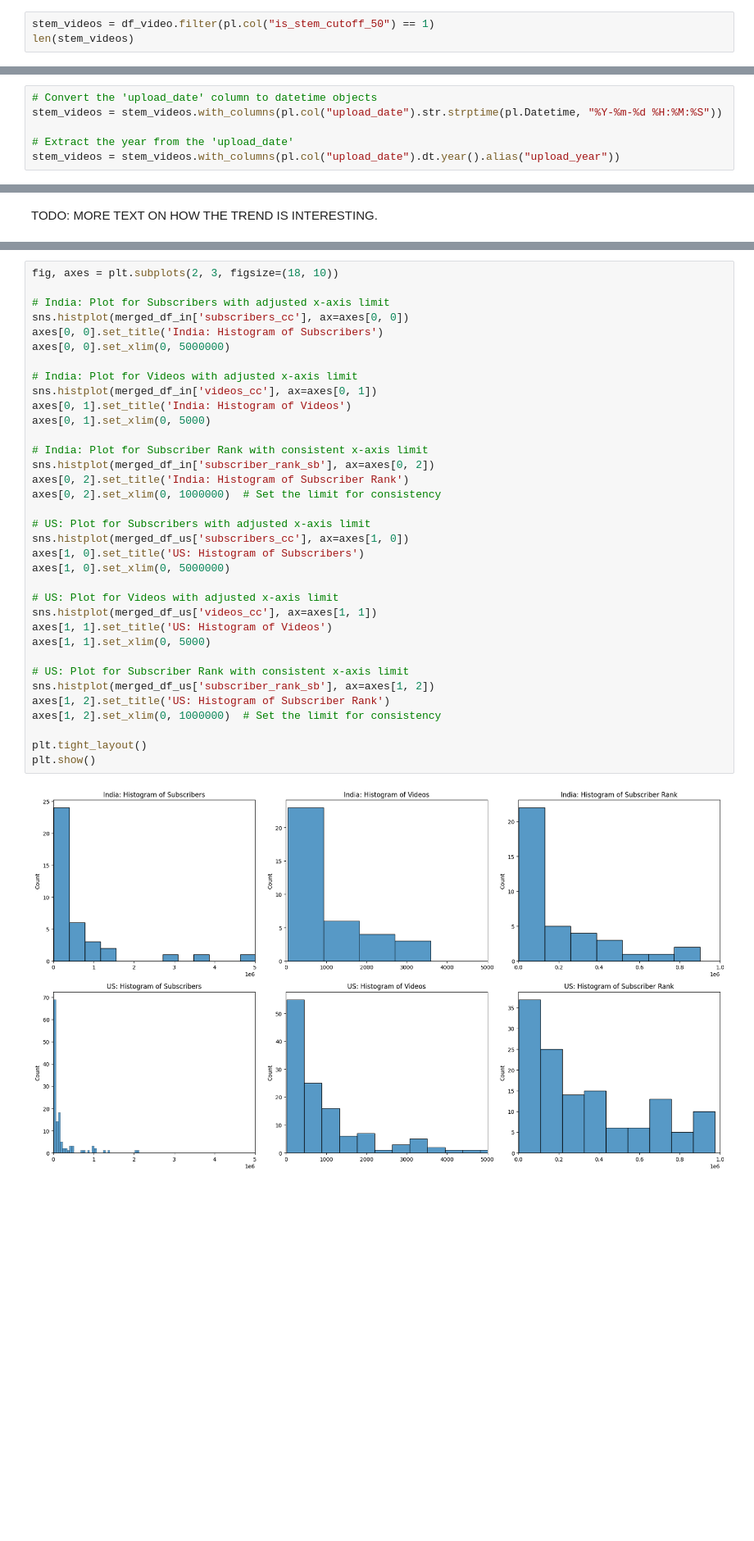
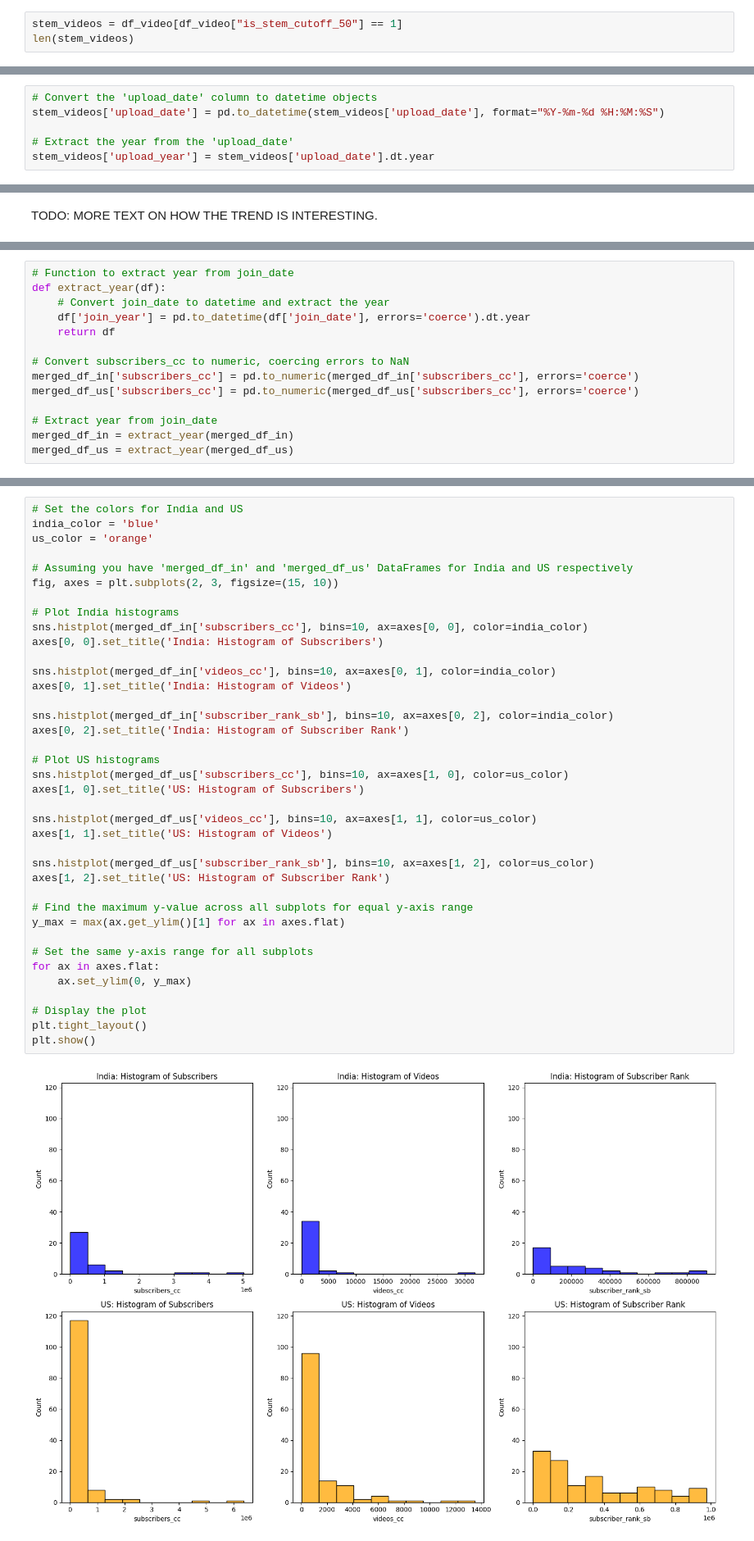
Before and after one commit to epfl-ada/ada-2024-project-adacadabra2048, a Jupyter notebook: result_tmp.ipynb, the cells around one changed output, grey strips where cells are left out. Shown at 82% size. Cells and saved outputs as stored; diff of their text form; blank space fills up the shorter version.

```diff
--- a/result_tmp.ipynb
+++ b/result_tmp.ipynb
@@ -136,7 +137,7 @@ len(df_video)
 # %% [output]
 1911894
 # %%
-stem_videos = df_video.filter(pl.col("is_stem_cutoff_50") == 1)
+stem_videos = df_video[df_video["is_stem_cutoff_50"] == 1]
 len(stem_videos)
 # %% [output]
 3057
@@ -199,7 +203,7 @@ plt.show()
 From the above graph, it seems like the US and India has the significance of STEM Videos percentage compared to others. Let's take a deeper look into this:
 # %%
 # Convert the 'upload_date' column to datetime objects
-stem_videos = stem_videos.with_columns(pl.col("upload_date").str.strptime(pl.Datetime, "%Y-%m-%d %H:%M:%S"))
+stem_videos['upload_date'] = pd.to_datetime(stem_videos['upload_date'], format="%Y-%m-%d %H:%M:%S")
 
 # Extract the year from the 'upload_date'
-stem_videos = stem_videos.with_columns(pl.col("upload_date").dt.year().alias("upload_year"))
+stem_videos['upload_year'] = stem_videos['upload_date'].dt.year
@@ -361,3 +363,17 @@ shape: (38, 8)
+# %%
+# Function to extract year from join_date
+def extract_year(df):
+    # Convert join_date to datetime and extract the year
+    df['join_year'] = pd.to_datetime(df['join_date'], errors='coerce').dt.year
+    return df
+
+# Convert subscribers_cc to numeric, coercing errors to NaN
+merged_df_in['subscribers_cc'] = pd.to_numeric(merged_df_in['subscribers_cc'], errors='coerce')
+merged_df_us['subscribers_cc'] = pd.to_numeric(merged_df_us['subscribers_cc'], errors='coerce')
+
+# Extract year from join_date
+merged_df_in = extract_year(merged_df_in)
+merged_df_us = extract_year(merged_df_us)
 # %%
 # Group data by year and count channels
 channel_trend_in = merged_df_in.groupby('join_year')['channel_id'].count().reset_index()
@@ -441,39 +473,42 @@ plt.show()
 # %% [output]
 [figure]
 # %%
-fig, axes = plt.subplots(2, 3, figsize=(18, 10))
+# Set the colors for India and US
+india_color = 'blue'
+us_color = 'orange'
 
-# India: Plot for Subscribers with adjusted x-axis limit
-sns.histplot(merged_df_in['subscribers_cc'], ax=axes[0, 0])
+# Assuming you have 'merged_df_in' and 'merged_df_us' DataFrames for India and US respectively
+fig, axes = plt.subplots(2, 3, figsize=(15, 10))
+
+# Plot India histograms
+sns.histplot(merged_df_in['subscribers_cc'], bins=10, ax=axes[0, 0], color=india_color)
 axes[0, 0].set_title('India: Histogram of Subscribers')
-axes[0, 0].set_xlim(0, 5000000)
 
-# India: Plot for Videos with adjusted x-axis limit
-sns.histplot(merged_df_in['videos_cc'], ax=axes[0, 1])
+sns.histplot(merged_df_in['videos_cc'], bins=10, ax=axes[0, 1], color=india_color)
 axes[0, 1].set_title('India: Histogram of Videos')
-axes[0, 1].set_xlim(0, 5000)
 
-# India: Plot for Subscriber Rank with consistent x-axis limit
-sns.histplot(merged_df_in['subscriber_rank_sb'], ax=axes[0, 2])
+sns.histplot(merged_df_in['subscriber_rank_sb'], bins=10, ax=axes[0, 2], color=india_color)
 axes[0, 2].set_title('India: Histogram of Subscriber Rank')
-axes[0, 2].set_xlim(0, 1000000)  # Set the limit for consistency
 
-# US: Plot for Subscribers with adjusted x-axis limit
-sns.histplot(merged_df_us['subscribers_cc'], ax=axes[1, 0])
+# Plot US histograms
+sns.histplot(merged_df_us['subscribers_cc'], bins=10, ax=axes[1, 0], color=us_color)
 axes[1, 0].set_title('US: Histogram of Subscribers')
-axes[1, 0].set_xlim(0, 5000000)
 
-# US: Plot for Videos with adjusted x-axis limit
-sns.histplot(merged_df_us['videos_cc'], ax=axes[1, 1])
+sns.histplot(merged_df_us['videos_cc'], bins=10, ax=axes[1, 1], color=us_color)
 axes[1, 1].set_title('US: Histogram of Videos')
-axes[1, 1].set_xlim(0, 5000)
 
-# US: Plot for Subscriber Rank with consistent x-axis limit
-sns.histplot(merged_df_us['subscriber_rank_sb'], ax=axes[1, 2])
+sns.histplot(merged_df_us['subscriber_rank_sb'], bins=10, ax=axes[1, 2], color=us_color)
 axes[1, 2].set_title('US: Histogram of Subscriber Rank')
-axes[1, 2].set_xlim(0, 1000000)  # Set the limit for consistency
 
+# Find the maximum y-value across all subplots for equal y-axis range
+y_max = max(ax.get_ylim()[1] for ax in axes.flat)
+
+# Set the same y-axis range for all subplots
+for ax in axes.flat:
+    ax.set_ylim(0, y_max)
+
+# Display the plot
 plt.tight_layout()
 plt.show()
 # %% [output]
-[figure, old version]
+[figure, new version]
```
Also changed, not shown: parts of 22 cells of this notebook.
